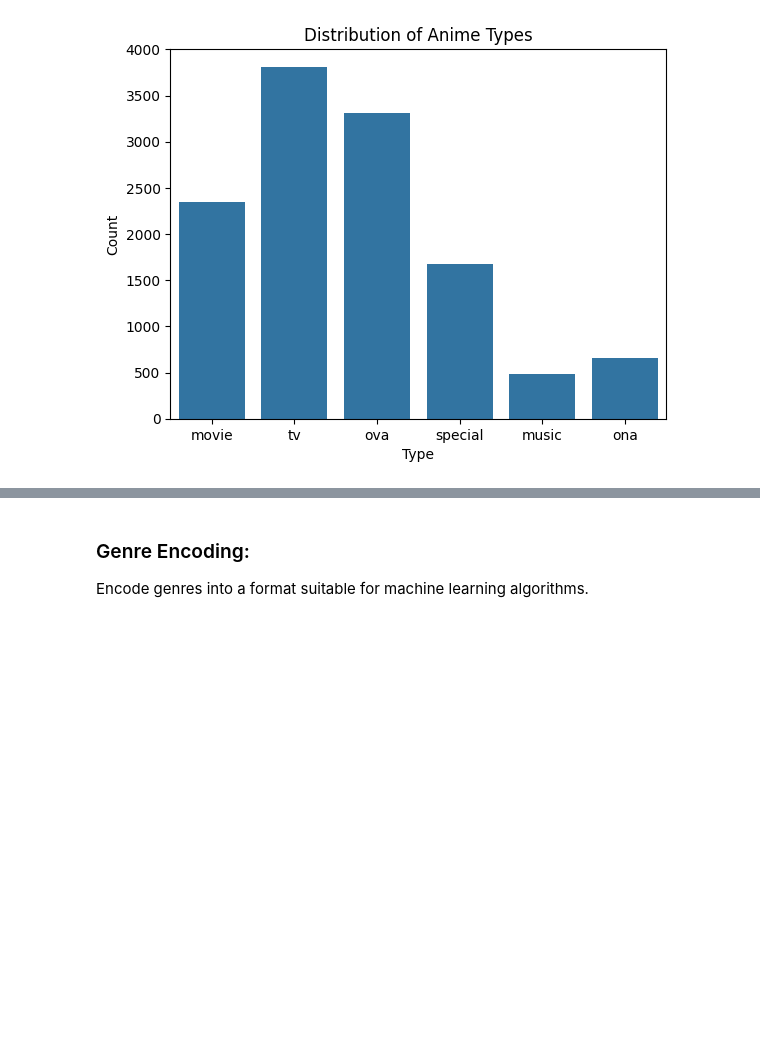
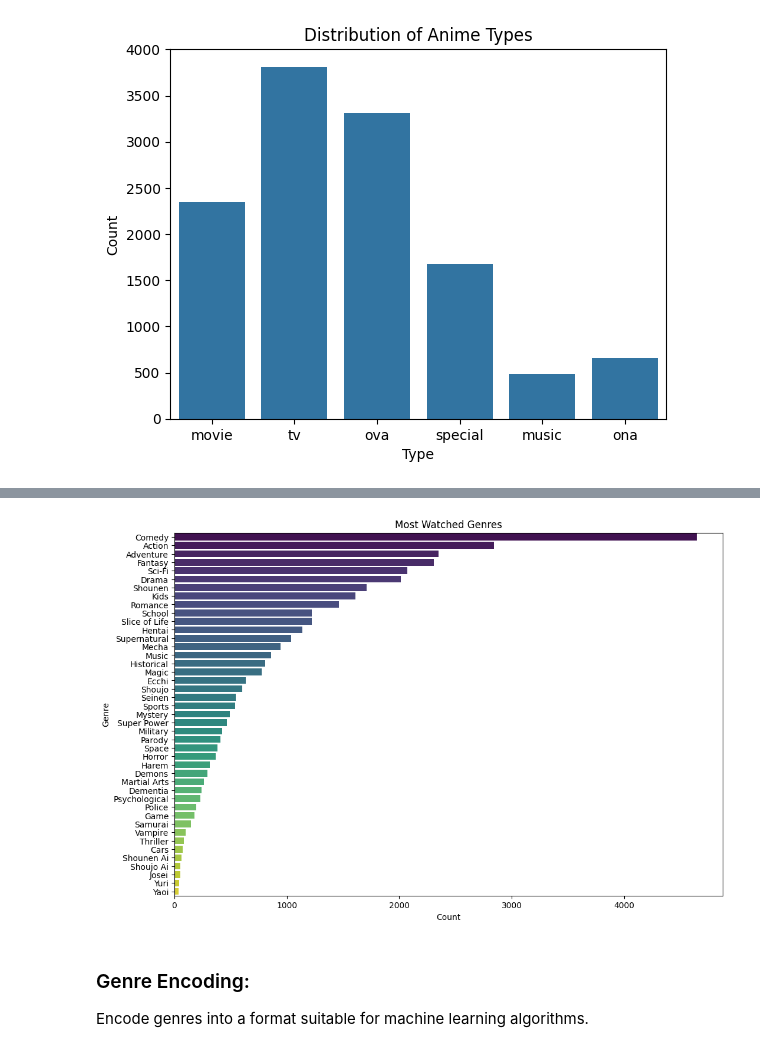
Before and after one commit to keneilweRangw/MM1_2401FTDS_Unsupervised_Learning_Project, a Jupyter notebook: Final_Project.ipynb, the cells around one changed output, grey strips where cells are left out. Drawn from its saved outputs; the diff is of its cells as text; code cells hidden in the pictures; blank space fills up the shorter version.

```diff
--- a/Final_Project.ipynb
+++ b/Final_Project.ipynb
@@ -352,3 +362,30 @@ plt.show()
+# %%
+import pandas as pd
+import matplotlib.pyplot as plt
+import seaborn as sns
+from collections import Counter
+
+
+
+# Split the genres and count occurrences
+genre_list = anime_df['genre'].str.split(', ').explode().tolist()
+genre_counts = Counter(genre_list)
+
+# Convert the counts to a DataFrame
+genre_counts_df = pd.DataFrame(genre_counts.items(), columns=['Genre', 'Count'])
+
+# Sort the DataFrame by count
+genre_counts_df = genre_counts_df.sort_values(by='Count', ascending=False)
+
+# Plot the most watched genres
+plt.figure(figsize=(12, 8))
+sns.barplot(x='Count', y='Genre', data=genre_counts_df, palette='viridis')
+plt.title('Most Watched Genres')
+plt.xlabel('Count')
+plt.ylabel('Genre')
+plt.show()
+# %% [output]
+[figure, added]
 # %% [markdown]
 ### Genre Encoding:
 
```
Also changed, not shown: parts of 5 cells of this notebook.
